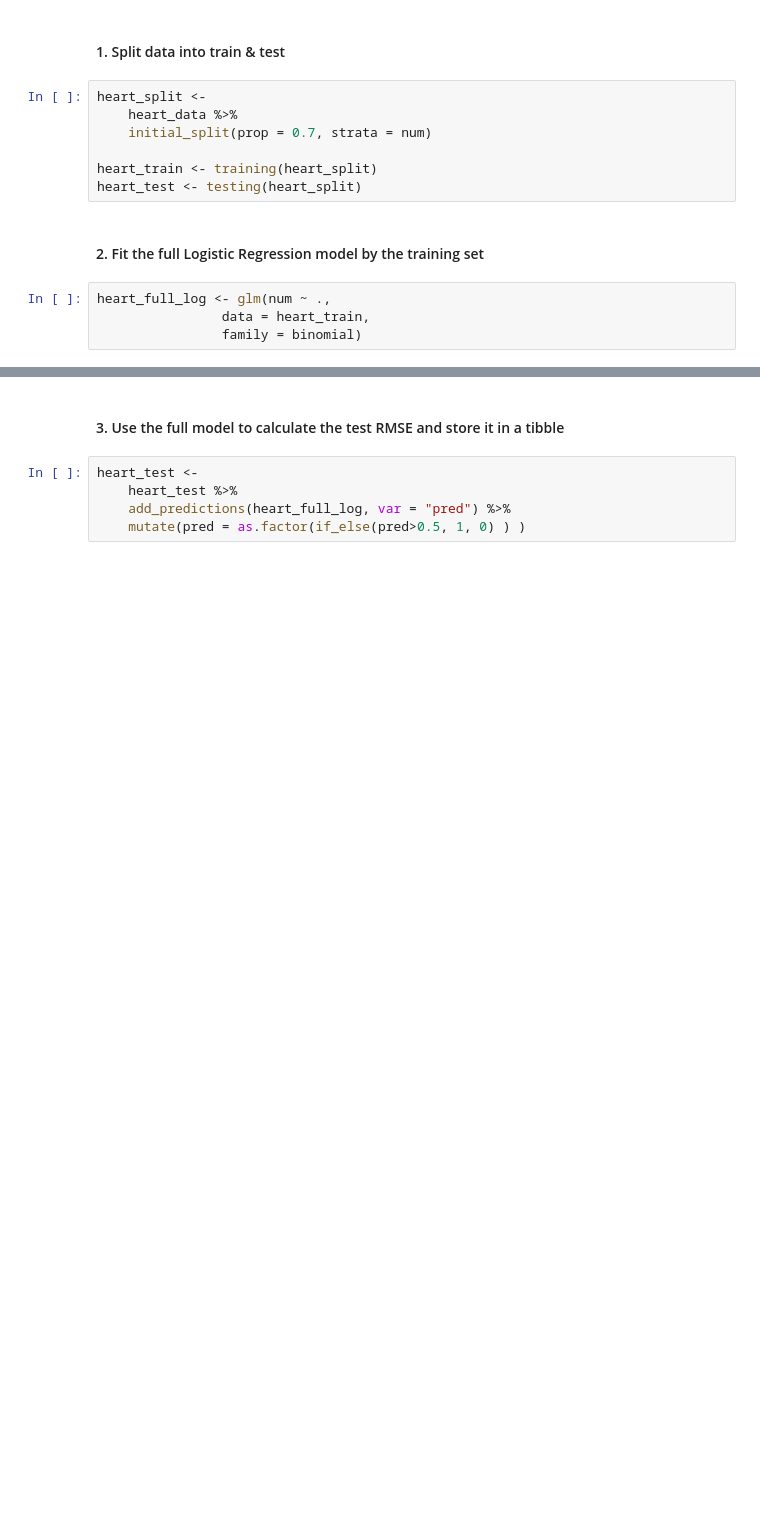
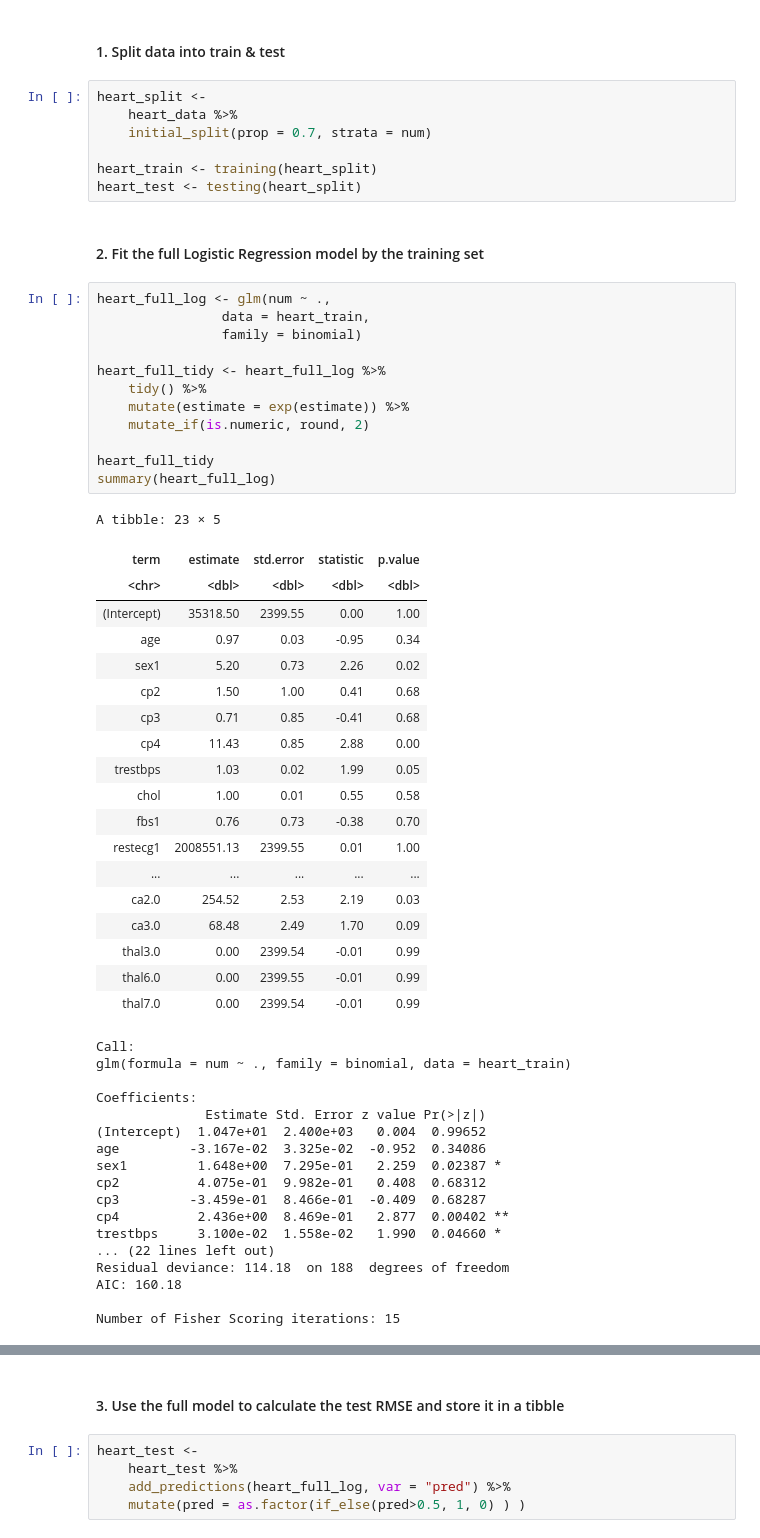
Before and after one commit to Speculatorrr/Group-STAT301, a Jupyter notebook: GROUP10.ipynb, the cells around one changed output, grey strips where cells are left out. Cells and saved outputs as stored; diff of their text form; blank space fills up the shorter version.

```diff
--- a/GROUP10.ipynb
+++ b/GROUP10.ipynb
@@ -238,4 +238,49 @@ heart_test <- testing(heart_split)
 # %%
 heart_full_log <- glm(num ~ .,
                 data = heart_train,
                 family = binomial)
+
+heart_full_tidy <- heart_full_log %>%
+    tidy() %>%
+    mutate(estimate = exp(estimate)) %>%
+    mutate_if(is.numeric, round, 2)
+
+heart_full_tidy
+summary(heart_full_log)
+# %% [output]
+A tibble: 23 × 5
+| term | estimate | std.error | statistic | p.value |
+| <chr> | <dbl> | <dbl> | <dbl> | <dbl> |
+| (Intercept) | 35318.50 | 2399.55 | 0.00 | 1.00 |
+| age | 0.97 | 0.03 | -0.95 | 0.34 |
+| sex1 | 5.20 | 0.73 | 2.26 | 0.02 |
+| cp2 | 1.50 | 1.00 | 0.41 | 0.68 |
+| cp3 | 0.71 | 0.85 | -0.41 | 0.68 |
+| cp4 | 11.43 | 0.85 | 2.88 | 0.00 |
+| trestbps | 1.03 | 0.02 | 1.99 | 0.05 |
+| chol | 1.00 | 0.01 | 0.55 | 0.58 |
+| fbs1 | 0.76 | 0.73 | -0.38 | 0.70 |
+| restecg1 | 2008551.13 | 2399.55 | 0.01 | 1.00 |
+| ... | ... | ... | ... | ... |
+| ca2.0 | 254.52 | 2.53 | 2.19 | 0.03 |
+| ca3.0 | 68.48 | 2.49 | 1.70 | 0.09 |
+| thal3.0 | 0.00 | 2399.54 | -0.01 | 0.99 |
+| thal6.0 | 0.00 | 2399.55 | -0.01 | 0.99 |
+| thal7.0 | 0.00 | 2399.54 | -0.01 | 0.99 |
+Call:
+glm(formula = num ~ ., family = binomial, data = heart_train)
+
+Coefficients:
+              Estimate Std. Error z value Pr(>|z|)
+(Intercept)  1.047e+01  2.400e+03   0.004  0.99652
+age         -3.167e-02  3.325e-02  -0.952  0.34086
+sex1         1.648e+00  7.295e-01   2.259  0.02387 *
+cp2          4.075e-01  9.982e-01   0.408  0.68312
+cp3         -3.459e-01  8.466e-01  -0.409  0.68287
+cp4          2.436e+00  8.469e-01   2.877  0.00402 **
+trestbps     3.100e-02  1.558e-02   1.990  0.04660 *
+... (22 lines left out)
+Residual deviance: 114.18  on 188  degrees of freedom
+AIC: 160.18
+
+Number of Fisher Scoring iterations: 15
```
Also changed, not shown: parts of 2 cells of this notebook, 1 other file.
